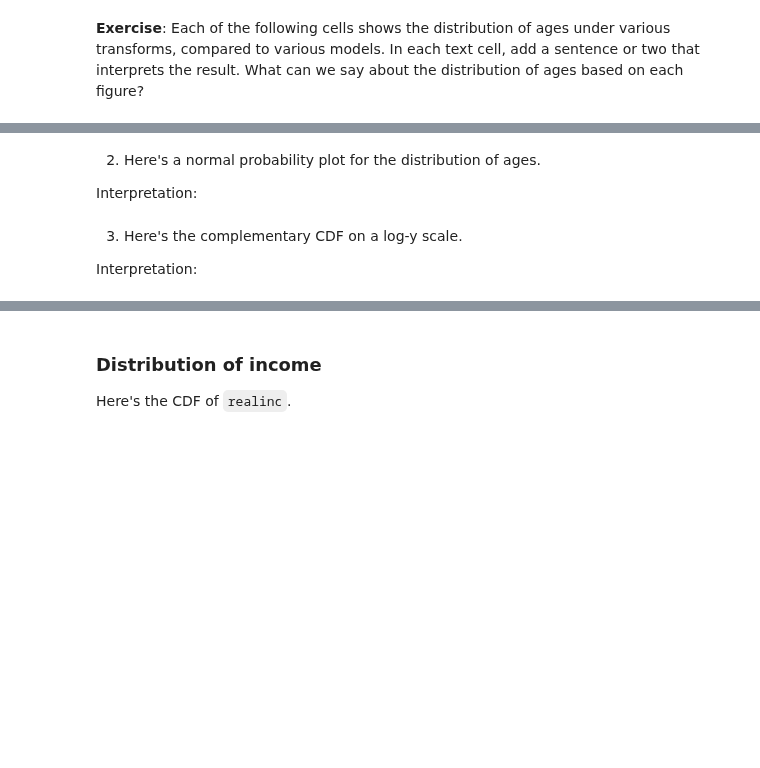
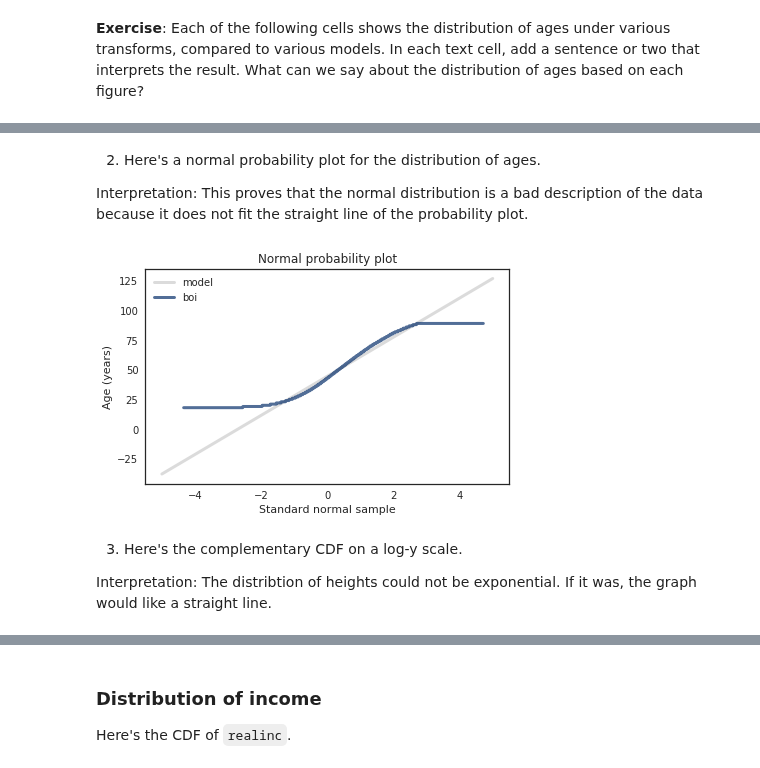
Before and after one commit to AllenDowney/ThinkStats2, a Jupyter notebook: homeworks/homework02.ipynb, the cells around one changed output, grey strips where cells are left out. Cells and saved outputs as stored; diff of their text form; code cells hidden in the pictures; blank space fills up the shorter version.

```diff
--- a/homeworks/homework02.ipynb
+++ b/homeworks/homework02.ipynb
@@ -55,7 +55,7 @@ def MakeNormalPlot(values, label=''):
     thinkplot.Plot(xs, ys, color='0.8', label='model')
 
     xs, ys = thinkstats2.NormalProbability(values)
-    thinkplot.Plot(xs, ys, '+', alpha=0.3, label=label)
+    thinkplot.Plot(xs, ys, label=label)
 # %% [markdown]
 Read the GSS data again.
 # %%
@@ -101,17 +118,19 @@ decorate(title='Distribution of age',
 # %% [markdown]
 2) Here's a normal probability plot for the distribution of ages.
 
-Interpretation:
+Interpretation: This proves that the normal distribution is a bad description of the data because it does not fit the straight line of the probability plot.
 # %%
-MakeNormalPlot(gss.age.dropna(), label='')
+MakeNormalPlot(gss.age.dropna(), label='boi')
 
 decorate(title='Normal probability plot',
          xlabel='Standard normal sample',
          ylabel='Age (years)')
+# %% [output]
+[figure, added]
 # %% [markdown]
 3) Here's the complementary CDF on a log-y scale.
 
-Interpretation:
+Interpretation: The distribtion of heights could not be exponential. If it was, the graph would like a straight line.
 # %%
 thinkplot.cdf(cdf_age, label='age', complement=True)
 
```
Also changed, not shown: parts of 73 cells of this notebook.
